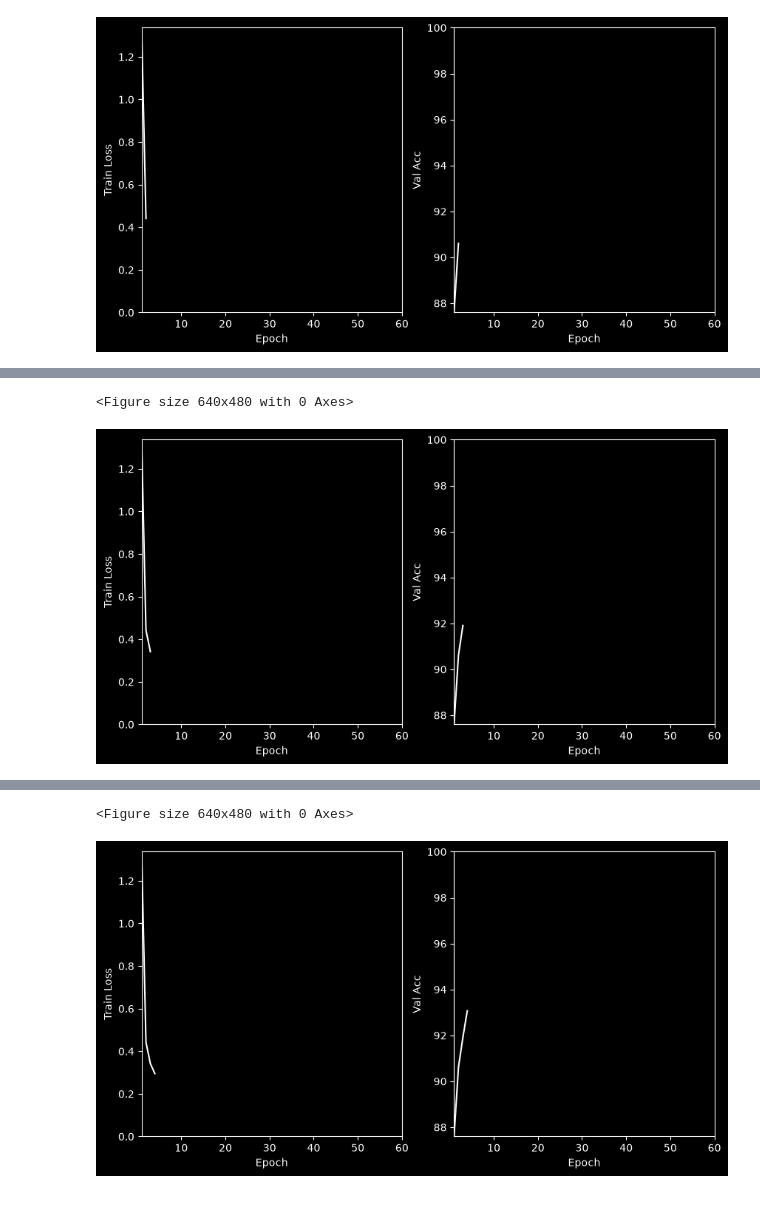
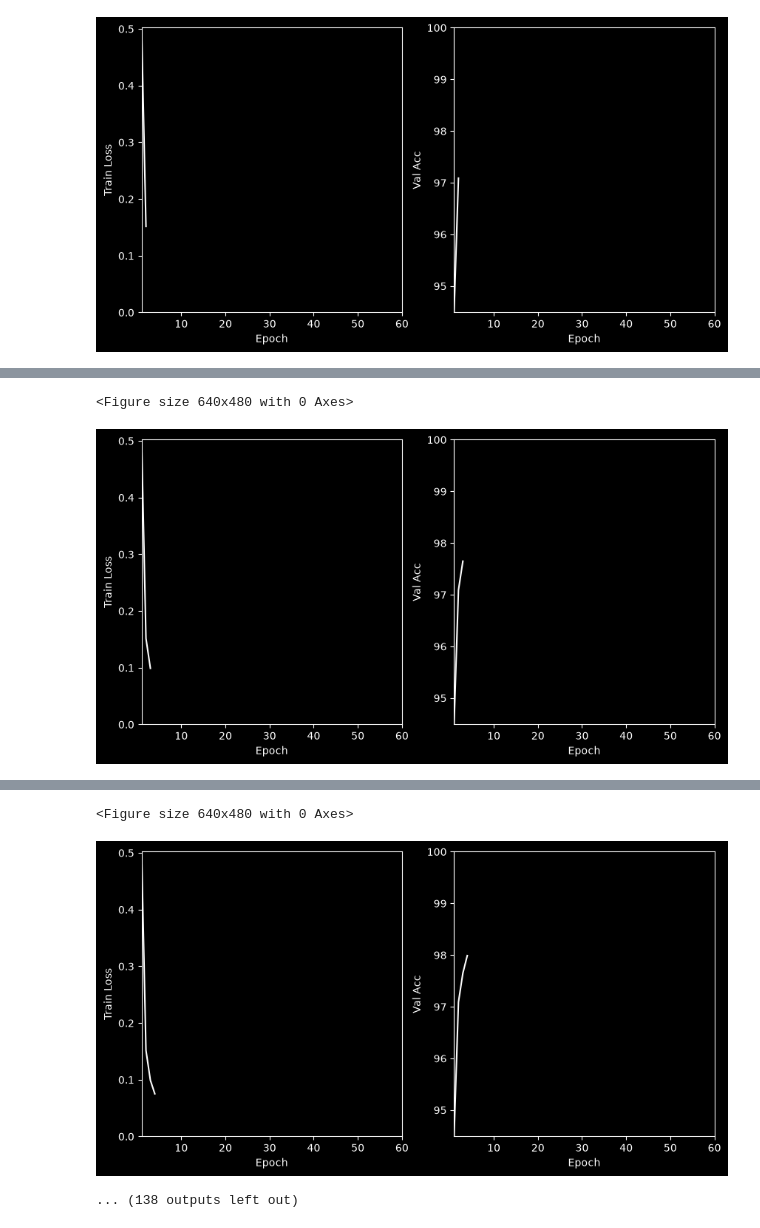
Before and after one commit to brien60/NN-From-Scratch, a Jupyter notebook: cnn.ipynb, the cells around one changed output, grey strips where cells are left out. Cells and saved outputs as stored; diff of their text form; code cells hidden in the pictures.

```diff
--- a/cnn.ipynb
+++ b/cnn.ipynb
@@ -47,7 +47,7 @@ y_train = y_train[:50000]
 batch_size = 10
 num_filters = [20]
 epochs = 60
-lr = 1e-2
+lr = 0.1
 weight_decay = 0
 
 model = CNN(batch_size, num_filters)
@@ -138,2 +138,2 @@ Epoch: 2 | Loss: 0.4419 | Acc: 90.61%
 <Figure size 640x480 with 0 Axes>
-[figure, old version]
+[figure, new version]
@@ -141,2 +141,2 @@ Epoch: 3 | Loss: 0.3415 | Acc: 91.91%
 <Figure size 640x480 with 0 Axes>
-[figure, old version]
+[figure, new version]
@@ -144,2 +144,3 @@ Epoch: 4 | Loss: 0.2954 | Acc: 93.07%
 <Figure size 640x480 with 0 Axes>
-[figure, old version]
+[figure, new version]
+... (138 outputs left out)
```
Also changed, not shown: parts of 2 cells of this notebook.
